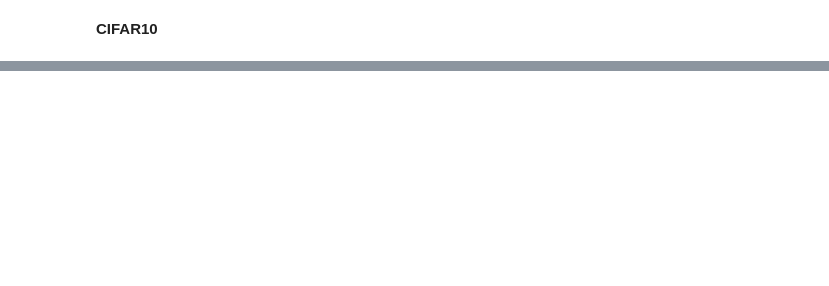
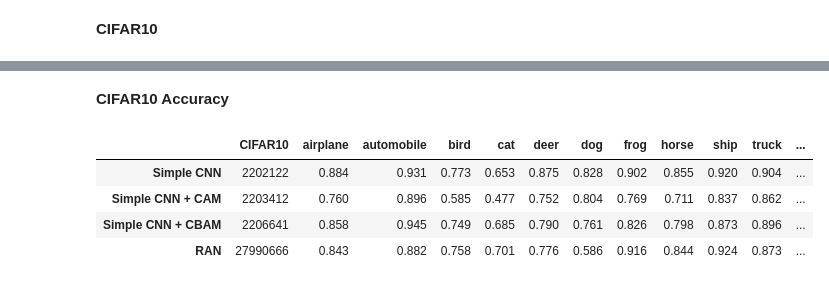
Before and after one commit to TooTouch/WhiteBox-Part1, a Jupyter notebook: notebook/[Evaluation] - Model Performance.ipynb, the cells around one changed output, grey strips where cells are left out. Cells and saved outputs as stored; diff of their text form; code cells hidden in the pictures; blank space fills up the shorter version.

```diff
--- a/notebook/[Evaluation] - Model Performance.ipynb
+++ b/notebook/[Evaluation] - Model Performance.ipynb
@@ -103,0 +135,9 @@ Data Complete
+# %%
+mnist_models = [mnist_cnn, mnist_cnn_CAM, mnist_cnn_CBAM, mnist_RAN]
+cifar10_models = [cifar10_cnn, cifar10_cnn_CAM, cifar10_cnn_CBAM, cifar10_RAN]
+
+mnist_models_params = list(map(count_params, mnist_models))
+cifar10_models_params = list(map(count_params, cifar10_models))
+
+mnist_params_df = pd.DataFrame({'MNIST':mnist_models_params}, index=model_names)
+cifar10_params_df = pd.DataFrame({'CIFAR10':cifar10_models_params}, index=model_names)
@@ -103,0 +148,2 @@ Data Complete
+# %%
+cifar10_acc_df = compare_model_acc(cifar10_models, cifar10_testloader, model_names)
@@ -103,0 +160,10 @@ Data Complete
+# %% [markdown]
+**CIFAR10 Accuracy**
+# %%
+pd.concat([cifar10_params_df, cifar10_acc_df], axis=1)
+# %% [output]
+|  | CIFAR10 | airplane | automobile | bird | cat | deer | dog | frog | horse | ship | truck | ... |
+| Simple CNN | 2202122 | 0.884 | 0.931 | 0.773 | 0.653 | 0.875 | 0.828 | 0.902 | 0.855 | 0.920 | 0.904 | ... |
+| Simple CNN + CAM | 2203412 | 0.760 | 0.896 | 0.585 | 0.477 | 0.752 | 0.804 | 0.769 | 0.711 | 0.837 | 0.862 | ... |
+| Simple CNN + CBAM | 2206641 | 0.858 | 0.945 | 0.749 | 0.685 | 0.790 | 0.761 | 0.826 | 0.798 | 0.873 | 0.896 | ... |
+| RAN | 27990666 | 0.843 | 0.882 | 0.758 | 0.701 | 0.776 | 0.586 | 0.916 | 0.844 | 0.924 | 0.873 | ... |
```
Also changed, not shown: parts of 36 cells of this notebook, 4 other files.
